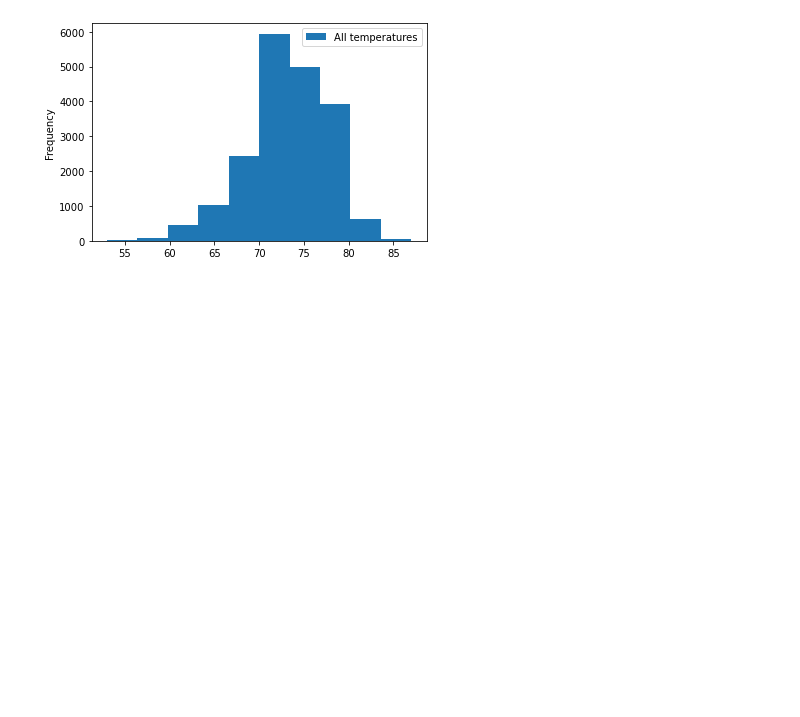
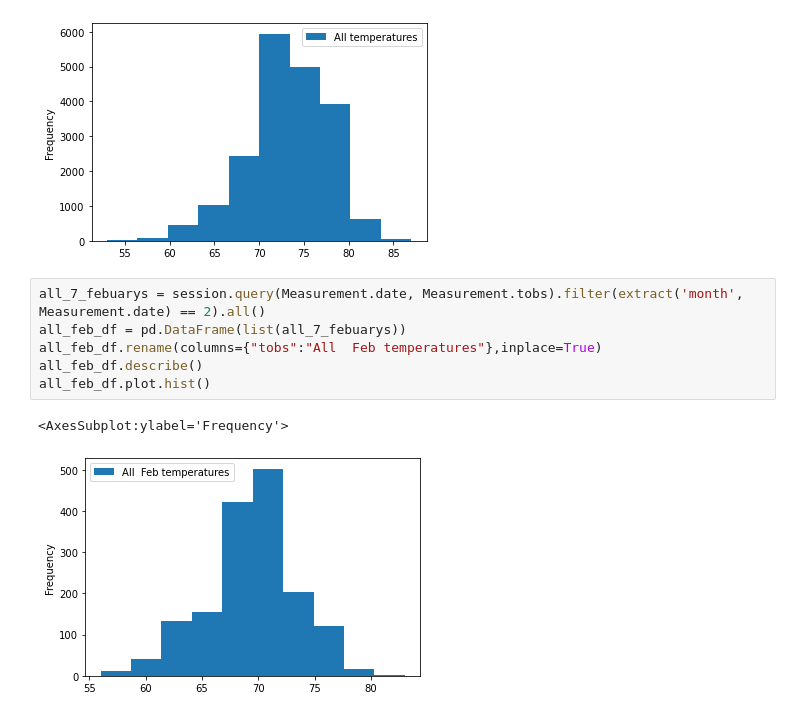
Before and after one commit to sebcampos/surfs_up, a Jupyter notebook: SurfsUp_Challenge.ipynb, the cells around one changed output. Cells and saved outputs as stored; diff of their text form; blank space fills up the shorter version.

```diff
--- a/SurfsUp_Challenge.ipynb
+++ b/SurfsUp_Challenge.ipynb
@@ -107,3 +107,12 @@ my_df.plot.hist()
 # %% [output]
 <AxesSubplot:ylabel='Frequency'>
 [figure]
+# %%
+all_7_febuarys = session.query(Measurement.date, Measurement.tobs).filter(extract('month', Measurement.date) == 2).all()
+all_feb_df = pd.DataFrame(list(all_7_febuarys))
+all_feb_df.rename(columns={"tobs":"All  Feb temperatures"},inplace=True)
+all_feb_df.describe()
+all_feb_df.plot.hist()
+# %% [output]
+<AxesSubplot:ylabel='Frequency'>
+[figure, added]
```
Also changed, not shown: parts of 1 cell of this notebook, 4 other files.
